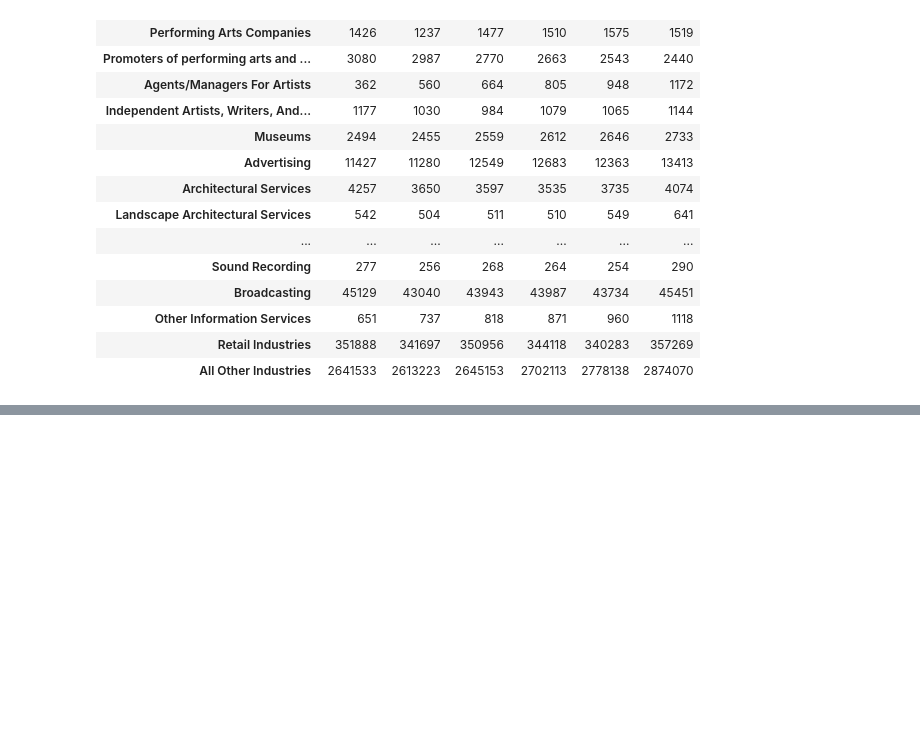
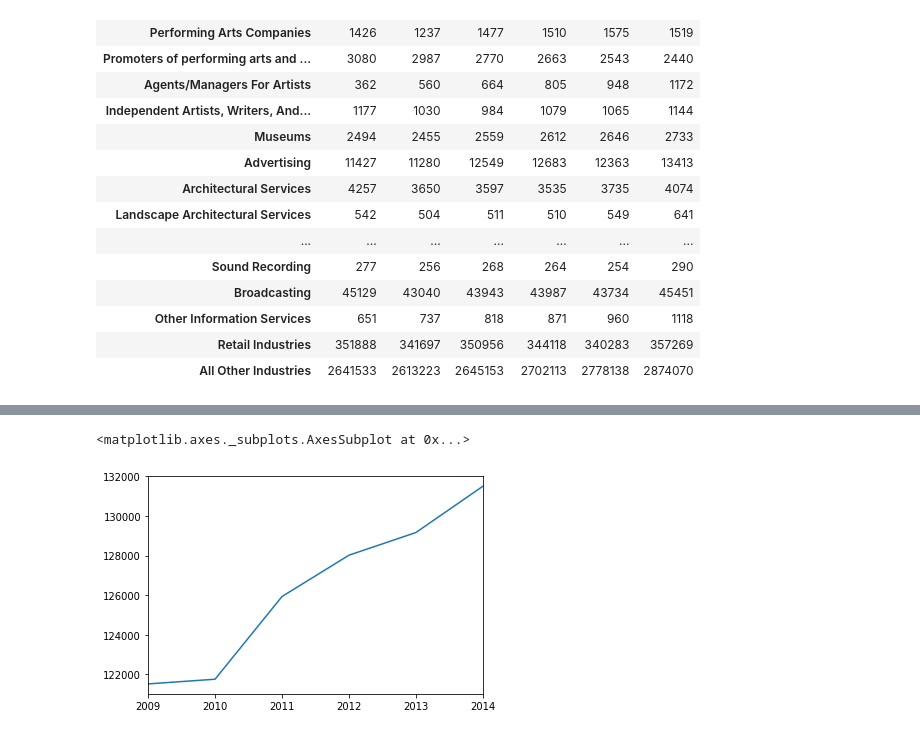
Before and after one commit to maijaliisa/studio-projects, a Jupyter notebook: code/georgians_in_the_arts/ATLANTANS_IN_THE_ARTS.ipynb, the cells around one changed output, grey strips where cells are left out. Cells and saved outputs as stored; diff of their text form; code cells hidden in the pictures; blank space fills up the shorter version.

```diff
--- a/code/georgians_in_the_arts/ATLANTANS_IN_THE_ARTS.ipynb
+++ b/code/georgians_in_the_arts/ATLANTANS_IN_THE_ARTS.ipynb
@@ -83,0 +125,5 @@ plt.savefig("JOBSSINCETAXINCENTIVE_USETHISONE.pdf")
+# %%
+df_attempt.loc['Arts Employers'].plot()
+# %% [output]
+<matplotlib.axes._subplots.AxesSubplot at 0x...>
+[figure, added]
```
Also changed, not shown: parts of 8 cells of this notebook, 25 other files.
